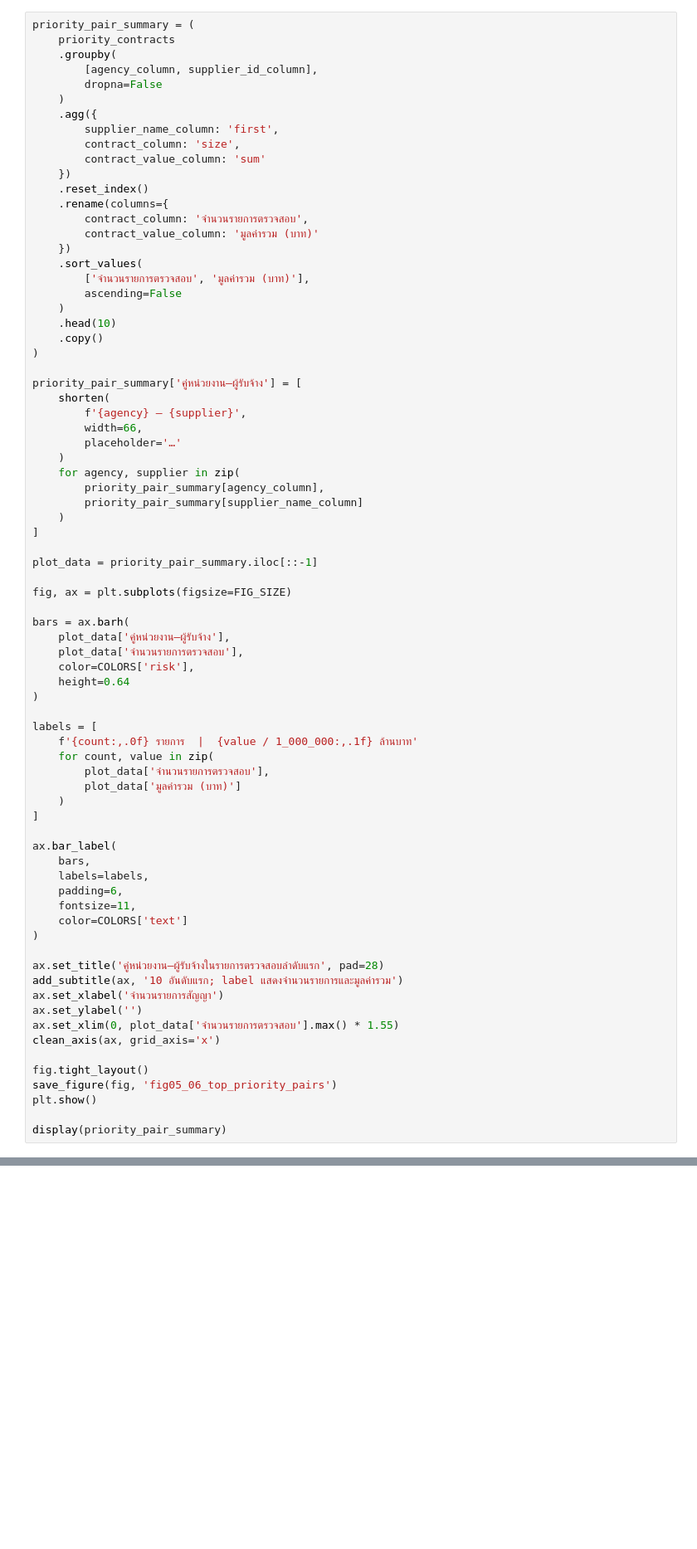
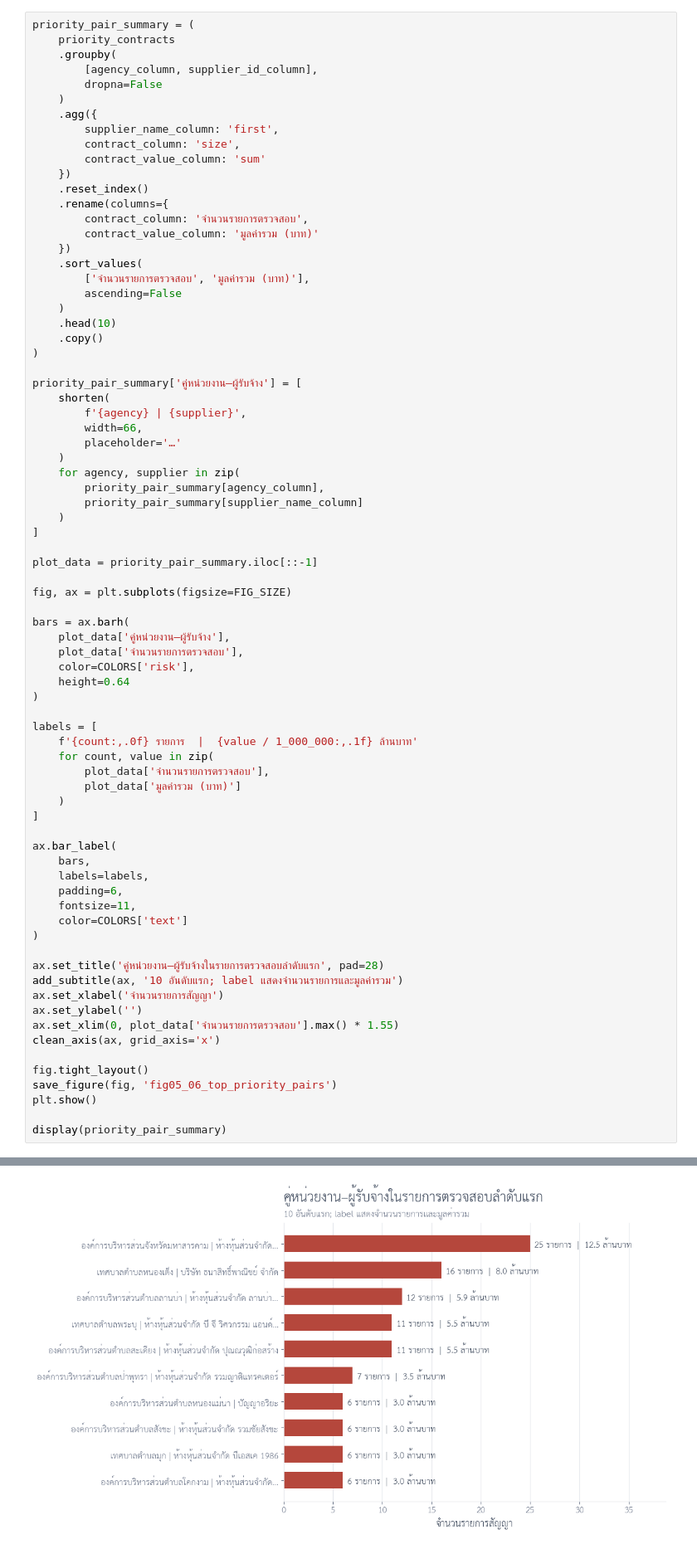
Before and after one commit to mdanmek/nida-dads-notes, a Jupyter notebook: dads5001-data-tools/project/eda/05_construction_storytelling_visuals_2569.ipynb, the cells around one changed output, grey strips where cells are left out. Shown at 83% size. Cells and saved outputs as stored; diff of their text form; blank space fills up the shorter version.

```diff
--- a/dads5001-data-tools/project/eda/05_construction_storytelling_visuals_2569.ipynb
+++ b/dads5001-data-tools/project/eda/05_construction_storytelling_visuals_2569.ipynb
@@ -634,7 +669,7 @@ priority_pair_summary = (
 
 priority_pair_summary['คู่หน่วยงาน–ผู้รับจ้าง'] = [
     shorten(
-        f'{agency} — {supplier}',
+        f'{agency} | {supplier}',
         width=66,
         placeholder='…'
     )
@@ -683,3 +718,4 @@ save_figure(fig, 'fig05_06_top_priority_pairs')
 plt.show()
 
 display(priority_pair_summary)
+# %% [output]
@@ -685,0 +724 @@ display(priority_pair_summary)
+[figure, added]
```
Also changed, not shown: parts of 10 cells of this notebook.
